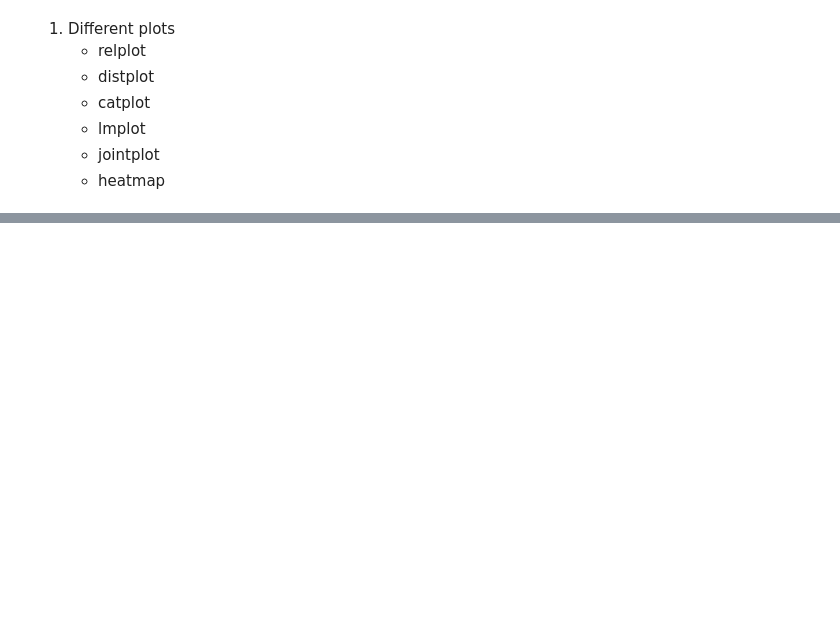
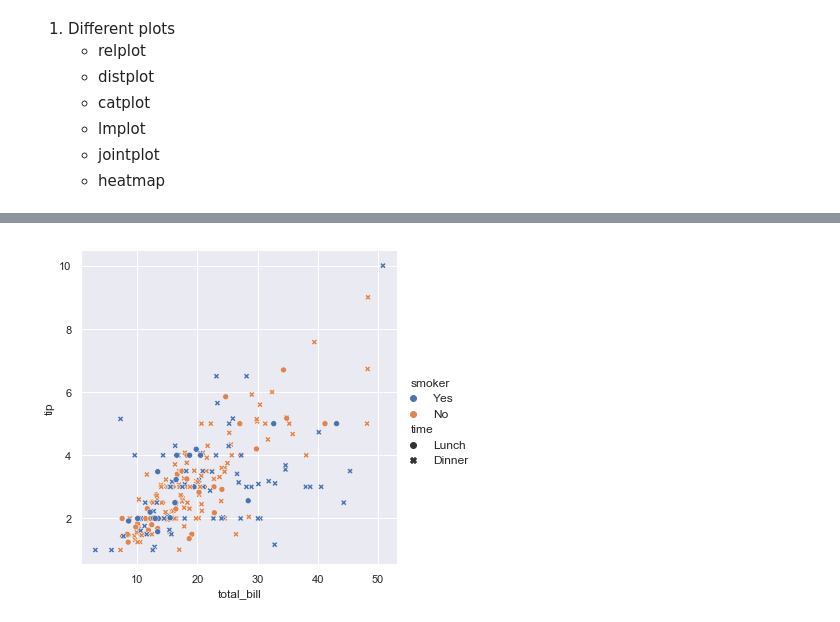
Before and after one commit to PoH0716/ECE196_SP21, a Jupyter notebook: Week2_Materials/16_Seaborn.ipynb, the cells around one changed output, grey strips where cells are left out. Cells and saved outputs as stored; diff of their text form; code cells hidden in the pictures; blank space fills up the shorter version.

```diff
--- a/Week2_Materials/16_Seaborn.ipynb
+++ b/Week2_Materials/16_Seaborn.ipynb
@@ -17,3 +17,15 @@ Read the <a href="https://seaborn.pydata.org/introduction.html">beginner's guide
 # %% [markdown]
 #### 1. Different plots
 <center><img src="../media/sns_plots.png" width="800px"></center>
+# %%
+import seaborn as sns
+import numpy as np
+import pandas as pd
+import matplotlib.pyplot as plt
+import ssl
+ssl._create_default_https_context = ssl._create_unverified_context
+
+sns.set(style='darkgrid')
+# %%
+tips = sns.load_dataset('tips')
+tips
@@ -19,0 +46,4 @@ Read the <a href="https://seaborn.pydata.org/introduction.html">beginner's guide
+# %%
+ax = sns.relplot(x='total_bill', y='tip', data=tips, hue='smoker', style='time')
+# %% [output]
+[figure, added]
```
Also changed, not shown: parts of 7 cells of this notebook, 5 other files.
